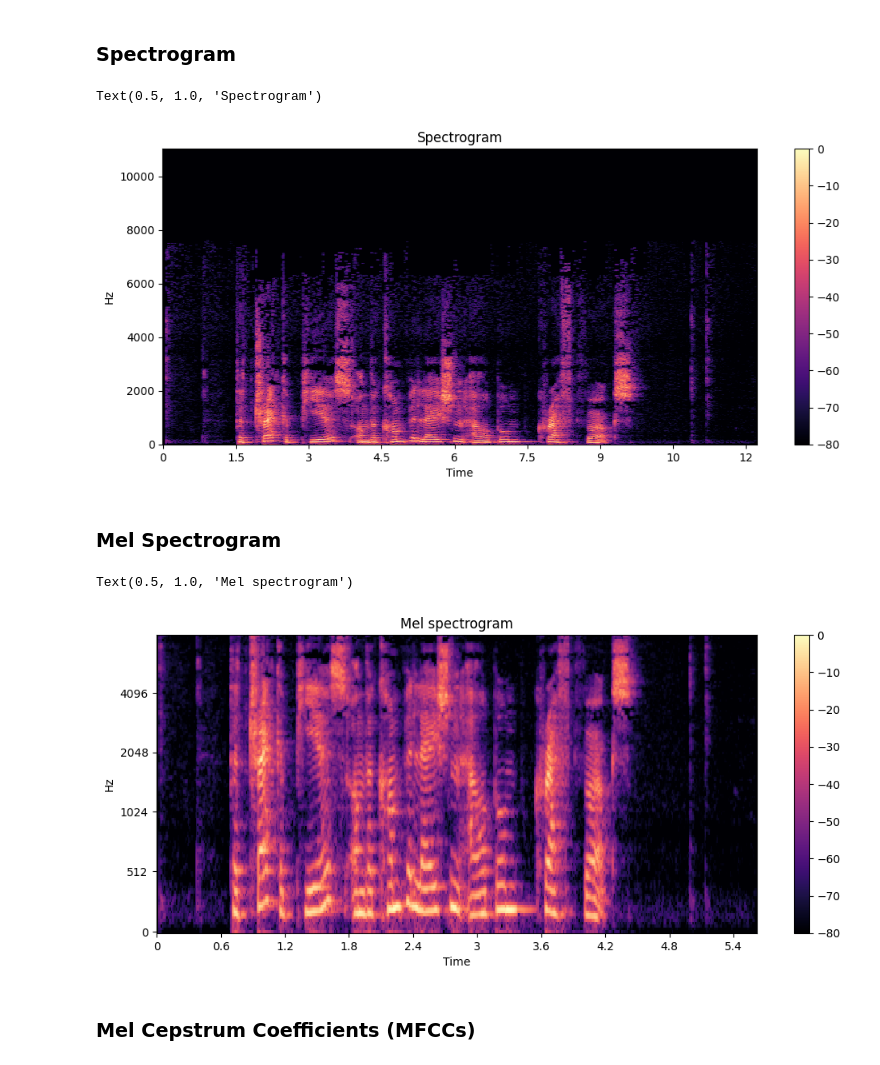
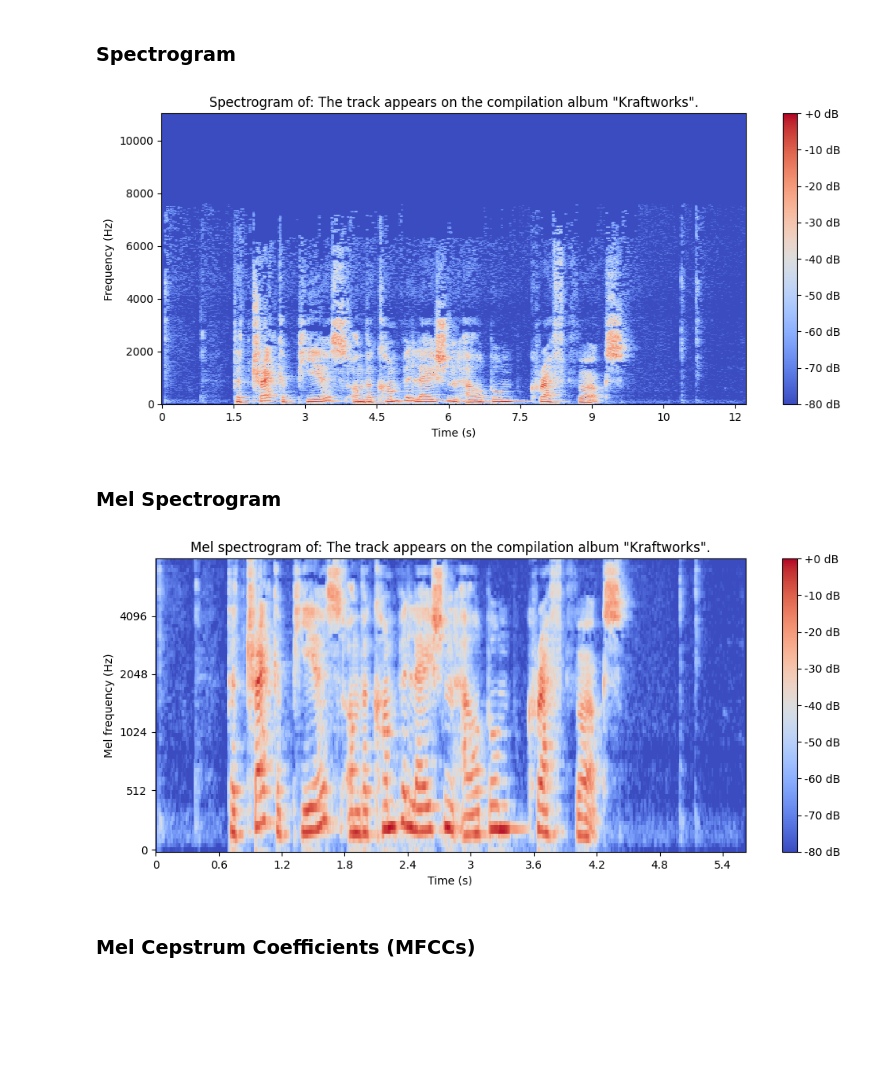
Before and after one commit to diegoquezadac/BATS, a Jupyter notebook: old_files/bats_exploration.ipynb, the cells around one changed output. Saved outputs shown, nothing was run; the diff lists cells and outputs as text; code cells hidden in the pictures; blank space fills up the shorter version.

```diff
--- a/old_files/bats_exploration.ipynb
+++ b/old_files/bats_exploration.ipynb
@@ -183,12 +183,14 @@ D = librosa.stft(array)
 S_db = librosa.amplitude_to_db(np.abs(D), ref=np.max)
 # %%
 plt.figure().set_figwidth(12)
-librosa.display.specshow(S_db, x_axis="time", y_axis="hz")
-plt.colorbar()
-plt.title("Spectrogram")
+librosa.display.specshow(S_db, x_axis="time", y_axis="hz", cmap="coolwarm")
+plt.colorbar(format="%+2.0f dB")
+plt.title("Spectrogram of: " + ds_train_cleaned[0]['sentence'])
+plt.xlabel("Time (s)")
+plt.ylabel("Frequency (Hz)")
+plt.show()
 # %% [output]
-Text(0.5, 1.0, 'Spectrogram')
-[figure, old version]
+[figure, new version]
 # %% [markdown]
 ### Mel Spectrogram
 # %%
@@ -196,12 +198,14 @@ S = librosa.feature.melspectrogram(y=array, sr=sampling_rate, n_mels=128, fmax=8
 S_dB = librosa.power_to_db(S, ref=np.max)
 # %%
 plt.figure().set_figwidth(12)
-librosa.display.specshow(S_dB, x_axis="time", y_axis="mel", sr=sampling_rate, fmax=8000)
-plt.colorbar()
-plt.title("Mel spectrogram")
+librosa.display.specshow(S_dB, x_axis="time", y_axis="mel", sr=sampling_rate, fmax=8000, cmap='coolwarm')
+plt.colorbar(format="%+2.0f dB")
+plt.title("Mel spectrogram of: " + ds_train_cleaned[0]['sentence'])
+plt.xlabel("Time (s)")
+plt.ylabel("Mel frequency (Hz)")
+plt.show()
 # %% [output]
-Text(0.5, 1.0, 'Mel spectrogram')
-[figure, old version]
+[figure, new version]
 # %% [markdown]
 ### Mel Cepstrum Coefficients (MFCCs)
 # %%
```
Also changed, not shown: parts of 9 cells of this notebook, 5 other files.
